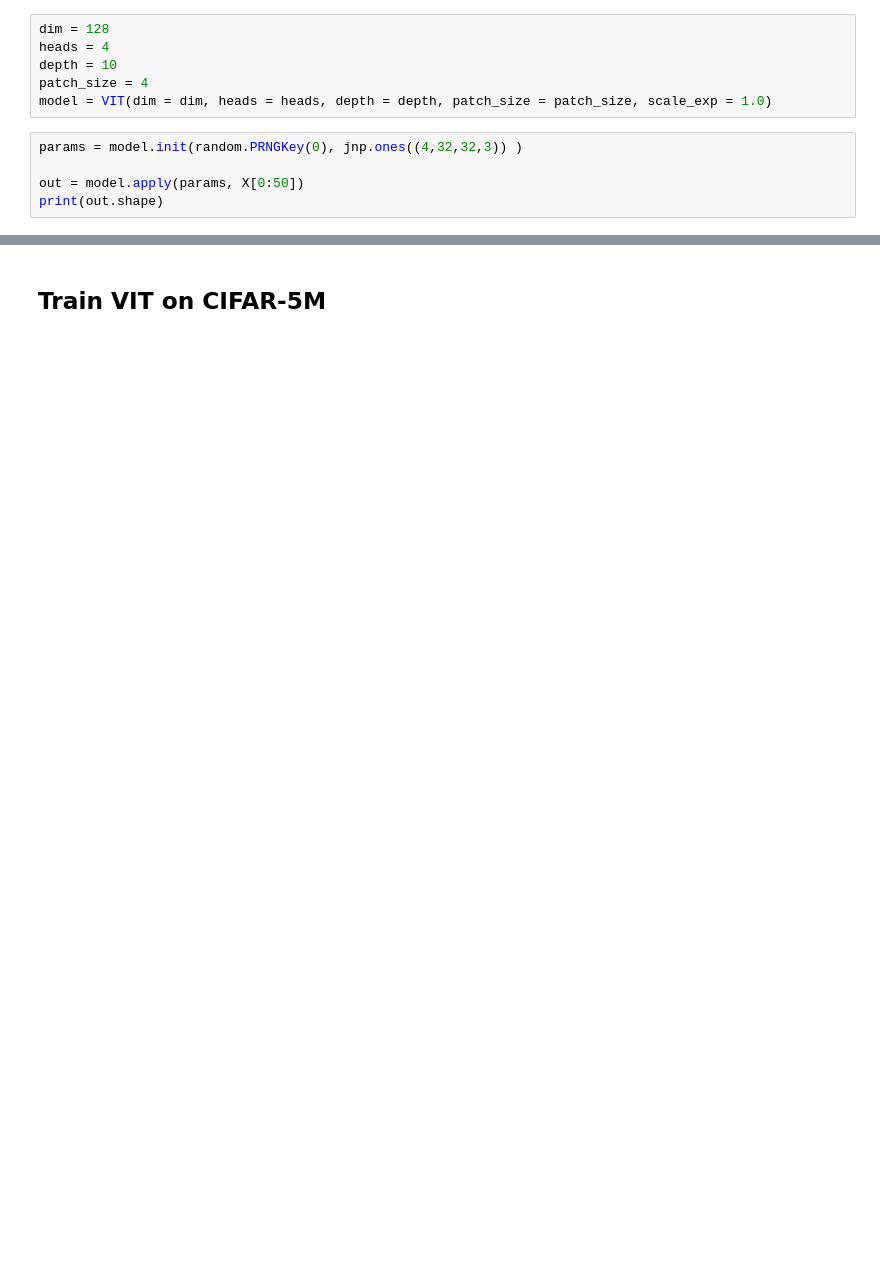
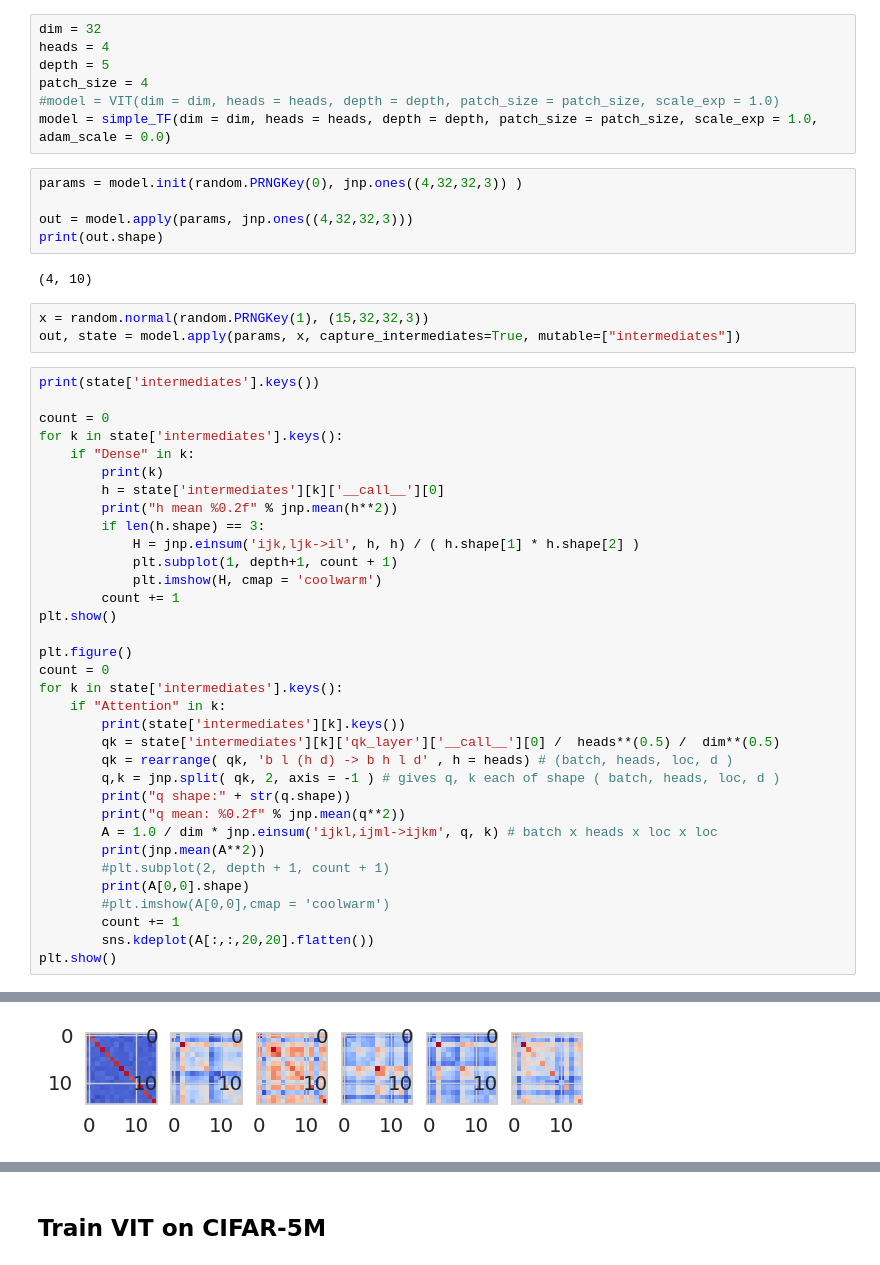
Before and after one commit to Pehlevan-Group/inf_transformer_limits, a Jupyter notebook: learn_gates_scaling.ipynb, the cells around one changed output, grey strips where cells are left out. Cells and saved outputs as stored; diff of their text form; blank space fills up the shorter version.

```diff
--- a/learn_gates_scaling.ipynb
+++ b/learn_gates_scaling.ipynb
@@ -94,11 +134,52 @@ class VIT(nn.Module):
 # %%
-dim = 128
+dim = 32
 heads = 4
-depth = 10
+depth = 5
 patch_size = 4
-model = VIT(dim = dim, heads = heads, depth = depth, patch_size = patch_size, scale_exp = 1.0)
+#model = VIT(dim = dim, heads = heads, depth = depth, patch_size = patch_size, scale_exp = 1.0)
+model = simple_TF(dim = dim, heads = heads, depth = depth, patch_size = patch_size, scale_exp = 1.0, adam_scale = 0.0)
 # %%
 params = model.init(random.PRNGKey(0), jnp.ones((4,32,32,3)) )
 
-out = model.apply(params, X[0:50])
+out = model.apply(params, jnp.ones((4,32,32,3)))
 print(out.shape)
+# %% [output]
+(4, 10)
+# %%
+x = random.normal(random.PRNGKey(1), (15,32,32,3))
+out, state = model.apply(params, x, capture_intermediates=True, mutable=["intermediates"])
+# %%
+print(state['intermediates'].keys())
+
+count = 0
+for k in state['intermediates'].keys():
+    if "Dense" in k:
+        print(k)
+        h = state['intermediates'][k]['__call__'][0]
+        print("h mean %0.2f" % jnp.mean(h**2))
+        if len(h.shape) == 3:
+            H = jnp.einsum('ijk,ljk->il', h, h) / ( h.shape[1] * h.shape[2] )
+            plt.subplot(1, depth+1, count + 1)
+            plt.imshow(H, cmap = 'coolwarm')
+        count += 1
+plt.show()
+
+plt.figure()
+count = 0
+for k in state['intermediates'].keys():
+    if "Attention" in k:
+        print(state['intermediates'][k].keys())
+        qk = state['intermediates'][k]['qk_layer']['__call__'][0] /  heads**(0.5) /  dim**(0.5)
+        qk = rearrange( qk, 'b l (h d) -> b h l d' , h = heads) # (batch, heads, loc, d )
+        q,k = jnp.split( qk, 2, axis = -1 ) # gives q, k each of shape ( batch, heads, loc, d )
+        print("q shape:" + str(q.shape))
+        print("q mean: %0.2f" % jnp.mean(q**2))
+        A = 1.0 / dim * jnp.einsum('ijkl,ijml->ijkm', q, k) # batch x heads x loc x loc
+        print(jnp.mean(A**2))
+        #plt.subplot(2, depth + 1, count + 1)
+        print(A[0,0].shape)
+        #plt.imshow(A[0,0],cmap = 'coolwarm')
+        count += 1
+        sns.kdeplot(A[:,:,20,20].flatten())
+plt.show()
+# %% [output]
@@ -104,0 +201 @@ print(out.shape)
+[figure, added]
```
Also changed, not shown: parts of 20 cells of this notebook, 4 other files.
